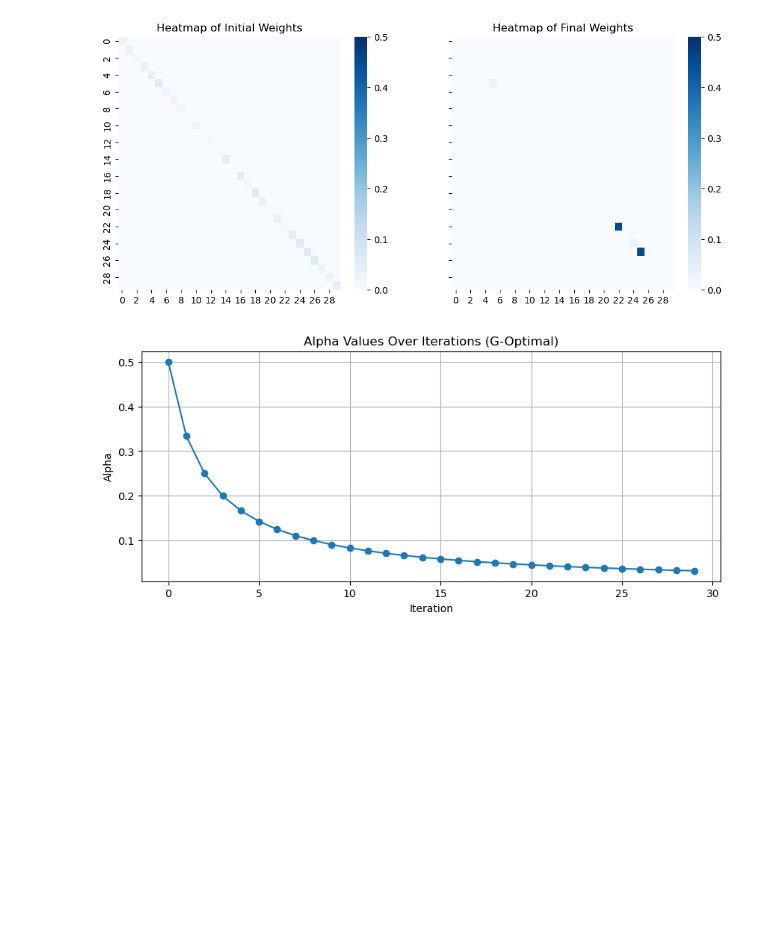
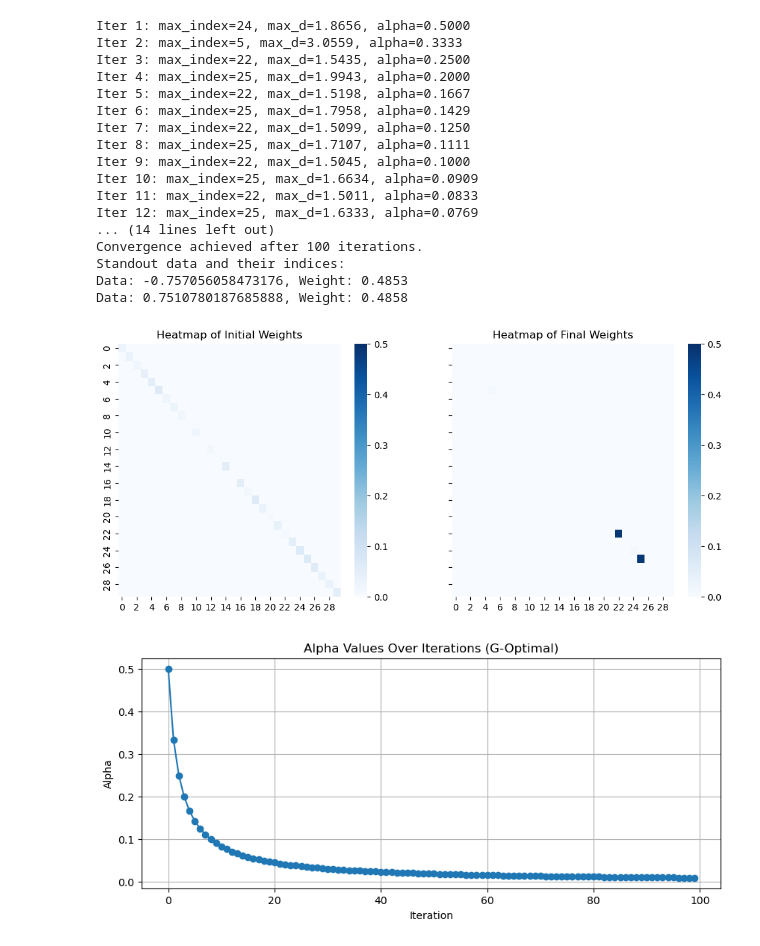
Before and after one commit to PhoebeQiKuang/Experimental-Design, a Jupyter notebook: Wong_Goptimal.ipynb, the cells around one changed output. Saved outputs shown, nothing was run; the diff lists cells and outputs as text; code cells hidden in the pictures; blank space fills up the shorter version.

Commit message:
Upated Output and Visualization

```diff
--- a/Wong_Goptimal.ipynb
+++ b/Wong_Goptimal.ipynb
@@ -4,10 +4,9 @@ import matplotlib.pyplot as plt
 import seaborn as sns
 from tqdm import tqdm
 # %%
-
 # --- Model Setup ---
 num_points = 30
-num_iterations = 30
+num_iterations = 150
 p = 2  # (1, x) -> two basis functions
 
 np.random.seed(390)
@@ -36,7 +35,7 @@ axes[0].set_title('Heatmap of Initial Weights')
 alpha_history = []
 
 # --- G-Optimal Iteration ---
-for i in range(num_iterations):
+for i in tqdm(range(num_iterations), desc='Optimizing'):
     M = X.T @ weights @ X
     if np.linalg.det(M) == 0:
         print("Singular matrix at iteration", i)
@@ -48,7 +47,7 @@ for i in range(num_iterations):
     max_index = np.argmax(d_values)
     max_d = d_values[max_index]
 
-    # Update like D-optimal
+    # Update
     alpha_i = 1/(i+2)
     alpha_history.append(alpha_i)
 
@@ -57,11 +56,30 @@ for i in range(num_iterations):
     new_weights[max_index, max_index] += 1 - np.sum(new_weights)
     weights = new_weights
 
-    print(f"Iter {i+1}: max_index={max_index}, max_d={max_d:.4f}, alpha={alpha_i:.4f}")
+    if i <= 24:
+        print(f"Iter {i+1}: max_index={max_index}, max_d={max_d:.4f}, alpha={alpha_i:.4f}")
 
-    if abs(alpha_i) < 0.01:
-        print("Convergence achieved.")
+    if i == 25:
+        print("......")
+
+    # Check for convergence
+    if np.abs(alpha_i) < 0.01:
+        print("Convergence achieved after", i+1, "iterations.")
         break
+
+# Pick up outstanding data: Expect to be ~ 0.75 and ~ -0.75
+
+final_weights = np.diag(weights)
+average_weight = np.mean(final_weights)
+standout_threshold = average_weight + 2 * np.std(final_weights)
+standout_indices = np.where(final_weights > standout_threshold)[0]  # Get indices of standout weights
+standout_data = X_raw[standout_indices]
+standout_weights = final_weights[standout_indices]
+
+print("Standout data and their indices:")
+for data, weight in zip(standout_data, standout_weights):
+    print(f"Data: {data}, Weight: {weight:.4f}")
+
 
 # --- Plots ---
 sns.heatmap(weights, ax=axes[1], annot=False, cmap='Blues', cbar=True, vmax=vmax)
@@ -96,2 +114,19 @@ Iter 30: max_index=22, max_d=1.5430, alpha=0.0323
+Iter 1: max_index=24, max_d=1.8656, alpha=0.5000
+Iter 2: max_index=5, max_d=3.0559, alpha=0.3333
+Iter 3: max_index=22, max_d=1.5435, alpha=0.2500
+Iter 4: max_index=25, max_d=1.9943, alpha=0.2000
+Iter 5: max_index=22, max_d=1.5198, alpha=0.1667
+Iter 6: max_index=25, max_d=1.7958, alpha=0.1429
+Iter 7: max_index=22, max_d=1.5099, alpha=0.1250
+Iter 8: max_index=25, max_d=1.7107, alpha=0.1111
+Iter 9: max_index=22, max_d=1.5045, alpha=0.1000
+Iter 10: max_index=25, max_d=1.6634, alpha=0.0909
+Iter 11: max_index=22, max_d=1.5011, alpha=0.0833
+Iter 12: max_index=25, max_d=1.6333, alpha=0.0769
+... (14 lines left out)
+Convergence achieved after 100 iterations.
+Standout data and their indices:
+Data: -0.757056058473176, Weight: 0.4853
+Data: 0.7510780187685888, Weight: 0.4858
 [figure]
-[figure, old version]
+[figure, new version]
```
Also changed, not shown: parts of 1 cell of this notebook, 1 other file.
